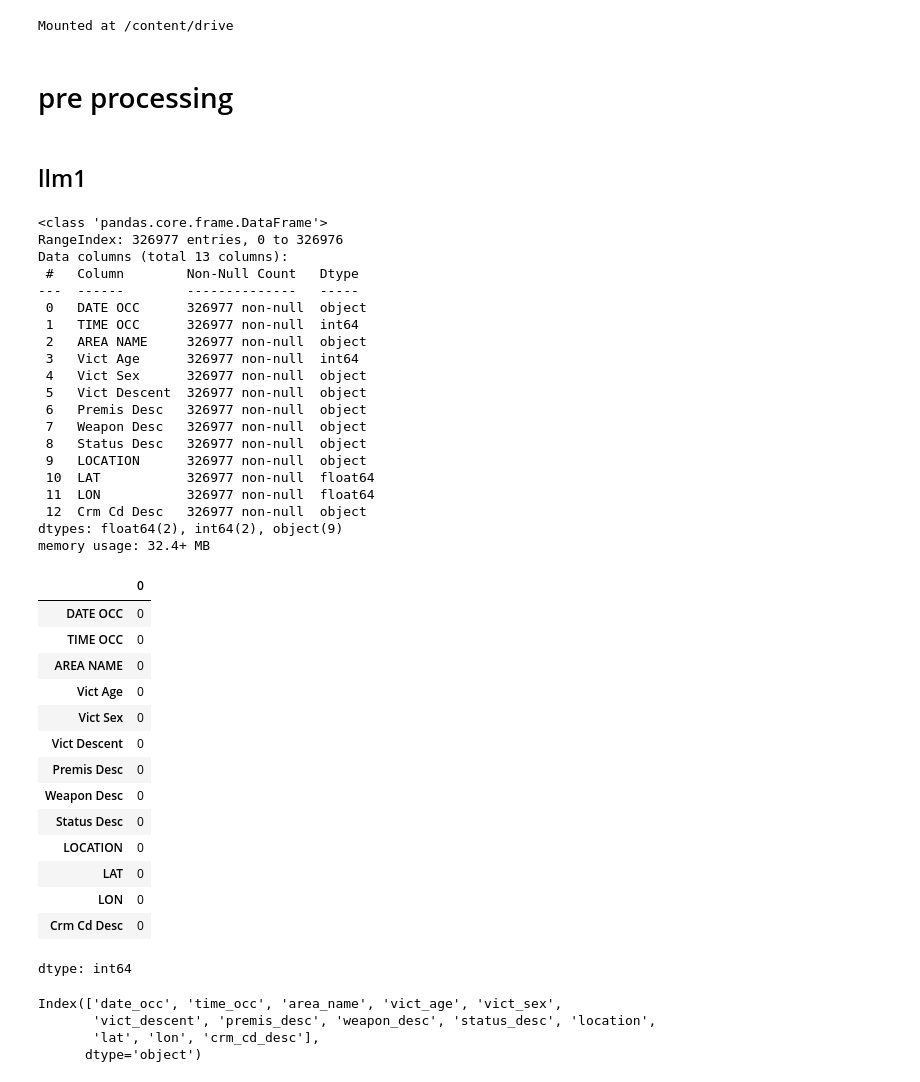
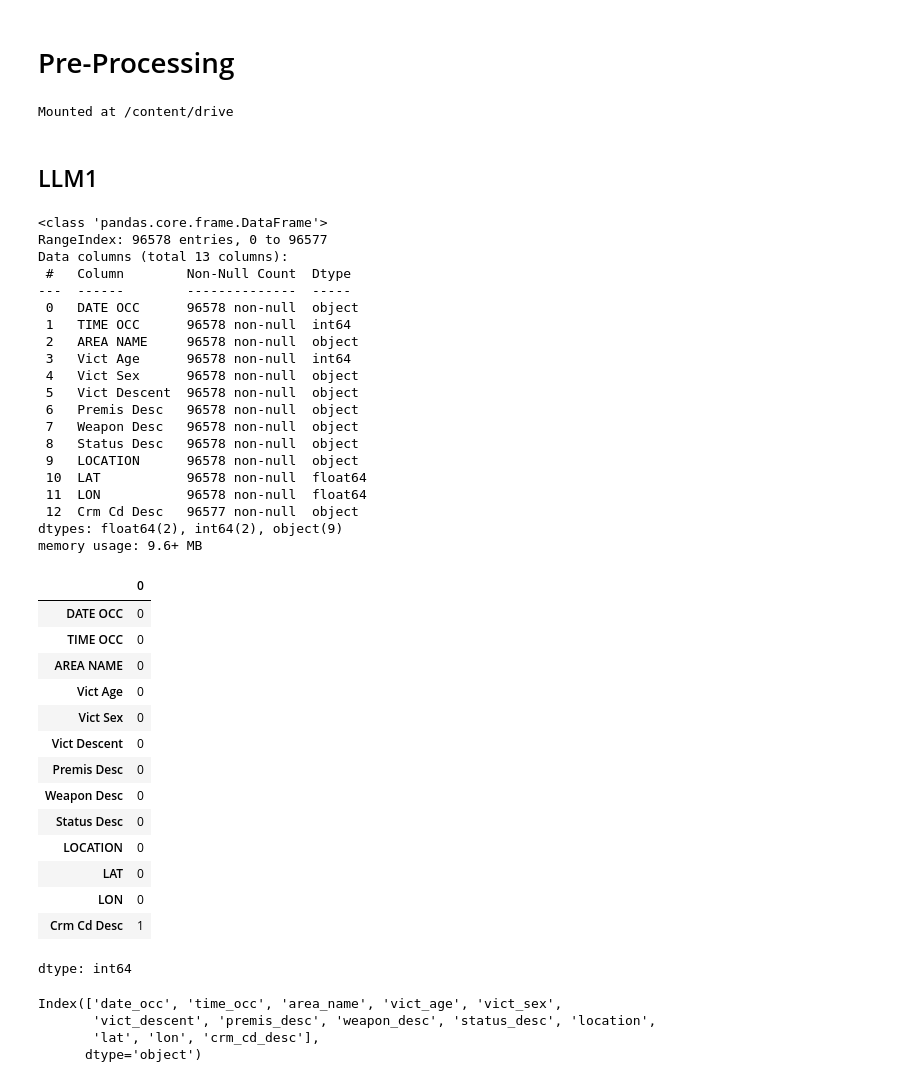
Before and after one commit to Praharshita1275/Criminal_mind_analysis, a Jupyter notebook: Criminal_mind_analysis.ipynb, the cells around one changed output. Drawn from its saved outputs; the diff is of its cells as text; code cells hidden in the pictures.

```diff
--- a/Criminal_mind_analysis.ipynb
+++ b/Criminal_mind_analysis.ipynb
@@ -1,60 +1,60 @@
 # %% [markdown]
 <a href="https://colab.research.google.com/github/Praharshita1275/Criminal_mind_analysis/blob/main/Criminal_mind_analysis.ipynb" target="_parent"><img src="https://colab.research.google.com/assets/colab-badge.svg" alt="Open In Colab"/></a>
+# %% [markdown]
+# Pre-Processing
 # %%
 from google.colab import drive
 drive.mount('/content/drive')
 # %% [output]
 Mounted at /content/drive
-# %% [markdown]
-# pre processing
 # %% [markdown]
-## llm1
+## LLM1
 # %%
 import pandas as pd
 import numpy as np
 # %%
 #load dataset
 
-df = pd.read_csv("/content/drive/MyDrive/datasets_ml/Crime_Data_from_2020_to_Present.csv")
+df = pd.read_csv("/content/Crime_Data_from_2020_to_Present.csv")
 
 df.head()
 df.info()
 df.isna().sum()
 # %% [output]
 <class 'pandas.core.frame.DataFrame'>
-RangeIndex: 326977 entries, 0 to 326976
+RangeIndex: 96578 entries, 0 to 96577
 Data columns (total 13 columns):
- #   Column        Non-Null Count   Dtype
----  ------        --------------   -----
- 0   DATE OCC      326977 non-null  object
- 1   TIME OCC      326977 non-null  int64
- 2   AREA NAME     326977 non-null  object
- 3   Vict Age      326977 non-null  int64
- 4   Vict Sex      326977 non-null  object
- 5   Vict Descent  326977 non-null  object
- 6   Premis Desc   326977 non-null  object
- 7   Weapon Desc   326977 non-null  object
- 8   Status Desc   326977 non-null  object
- 9   LOCATION      326977 non-null  object
- 10  LAT           326977 non-null  float64
- 11  LON           326977 non-null  float64
- 12  Crm Cd Desc   326977 non-null  object
+ #   Column        Non-Null Count  Dtype
+---  ------        --------------  -----
+ 0   DATE OCC      96578 non-null  object
+ 1   TIME OCC      96578 non-null  int64
+ 2   AREA NAME     96578 non-null  object
+ 3   Vict Age      96578 non-null  int64
+ 4   Vict Sex      96578 non-null  object
+ 5   Vict Descent  96578 non-null  object
+ 6   Premis Desc   96578 non-null  object
+ 7   Weapon Desc   96578 non-null  object
+ 8   Status Desc   96578 non-null  object
+ 9   LOCATION      96578 non-null  object
+ 10  LAT           96578 non-null  float64
+ 11  LON           96578 non-null  float64
+ 12  Crm Cd Desc   96577 non-null  object
 dtypes: float64(2), int64(2), object(9)
-memory usage: 32.4+ MB
+memory usage: 9.6+ MB
 |  | 0 |
 | DATE OCC | 0 |
 | TIME OCC | 0 |
 | AREA NAME | 0 |
 | Vict Age | 0 |
 | Vict Sex | 0 |
 | Vict Descent | 0 |
 | Premis Desc | 0 |
 | Weapon Desc | 0 |
 | Status Desc | 0 |
 | LOCATION | 0 |
 | LAT | 0 |
 | LON | 0 |
-| Crm Cd Desc | 0 |
+| Crm Cd Desc | 1 |
 dtype: int64
 # %%
 
```
Also changed, not shown: parts of 28 cells of this notebook.
